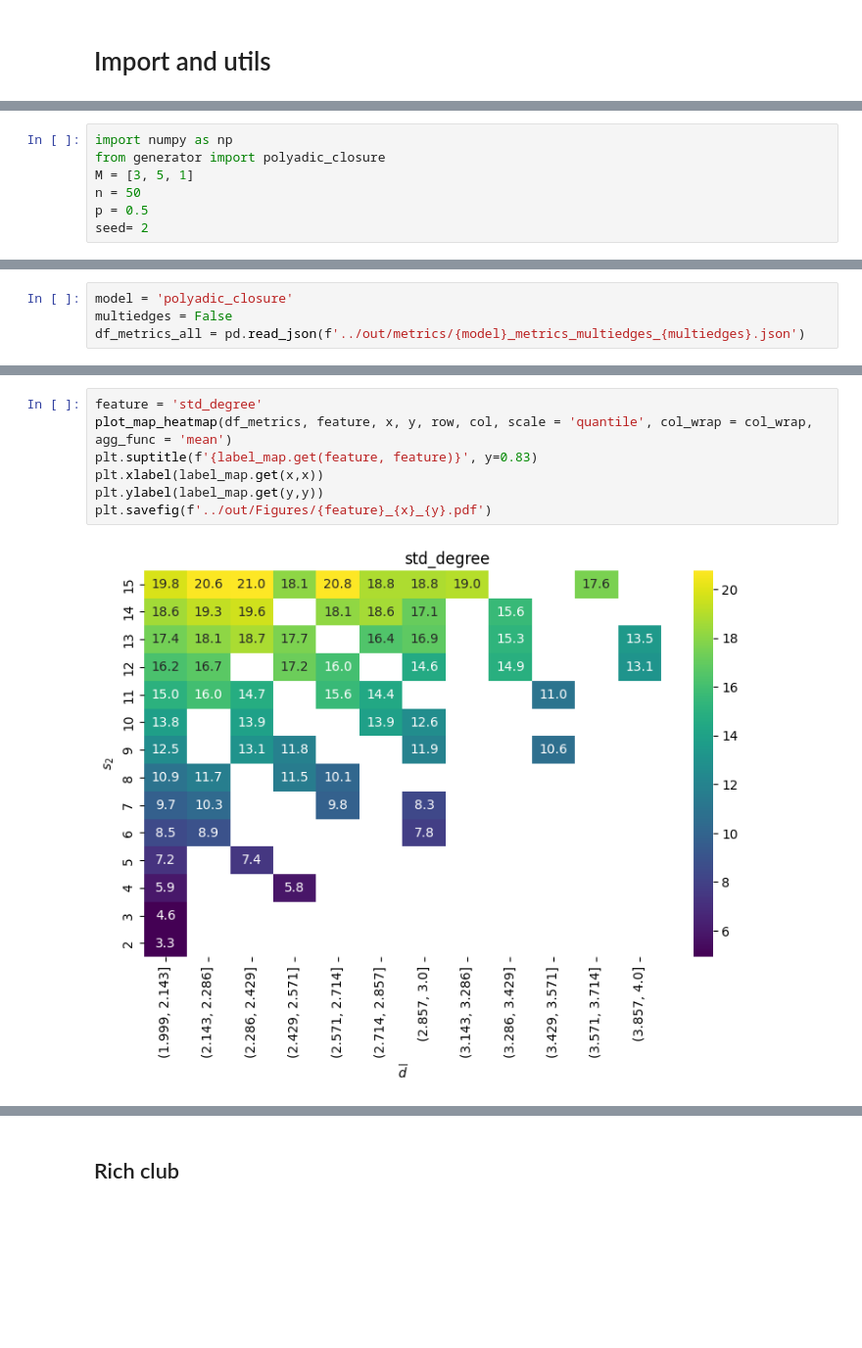
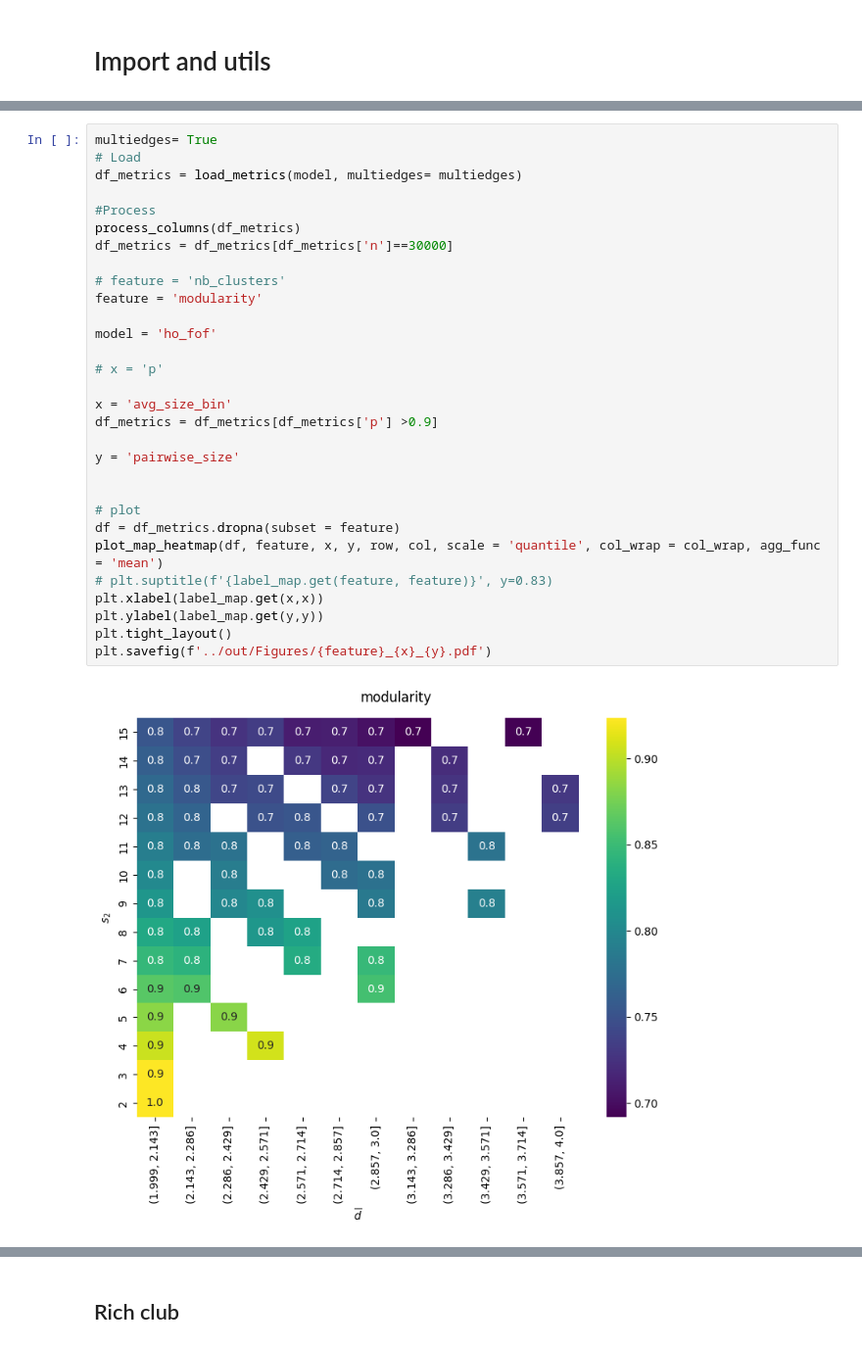
Before and after one commit to aminaazaiez/Higher-order-Friend-of-Friend-model, a Jupyter notebook: notebooks/main.ipynb, the cells around one changed output, grey strips where cells are left out. Shown at 98% size. Drawn from its saved outputs; the diff is of its cells as text; blank space fills up the shorter version.

```diff
--- a/notebooks/main.ipynb
+++ b/notebooks/main.ipynb
@@ -172,8 +32 @@ np.float64(0.3465666008825484)
-# %%
-import numpy as np
-from generator import polyadic_closure
-M = [3, 5, 1]
-n = 50
-p = 0.5
-seed= 2
 # %% [markdown]
@@ -181,5 +34 @@ seed= 2
-# %%
-model = 'polyadic_closure'
-multiedges = False
-df_metrics_all = pd.read_json(f'../out/metrics/{model}_metrics_multiedges_{multiedges}.json')
 # %%
@@ -223,9 +104,32 @@ col_wrap = 2
 # %%
-feature = 'std_degree'
-plot_map_heatmap(df_metrics, feature, x, y, row, col, scale = 'quantile', col_wrap = col_wrap, agg_func = 'mean')
-plt.suptitle(f'{label_map.get(feature, feature)}', y=0.83)
+multiedges= True
+# Load
+df_metrics = load_metrics(model, multiedges= multiedges)
+
+#Process
+process_columns(df_metrics)
+df_metrics = df_metrics[df_metrics['n']==30000]
+
+# feature = 'nb_clusters'
+feature = 'modularity'
+
+model = 'ho_fof'
+
+# x = 'p'
+
+x = 'avg_size_bin'
+df_metrics = df_metrics[df_metrics['p'] >0.9]
+
+y = 'pairwise_size'
+
+
+# plot
+df = df_metrics.dropna(subset = feature)
+plot_map_heatmap(df, feature, x, y, row, col, scale = 'quantile', col_wrap = col_wrap, agg_func = 'mean')
+# plt.suptitle(f'{label_map.get(feature, feature)}', y=0.83)
 plt.xlabel(label_map.get(x,x))
 plt.ylabel(label_map.get(y,y))
+plt.tight_layout()
 plt.savefig(f'../out/Figures/{feature}_{x}_{y}.pdf')
 # %% [output]
-[figure, old version]
+[figure, new version]
```
Also changed, not shown: parts of 141 cells of this notebook, 18 other files.
